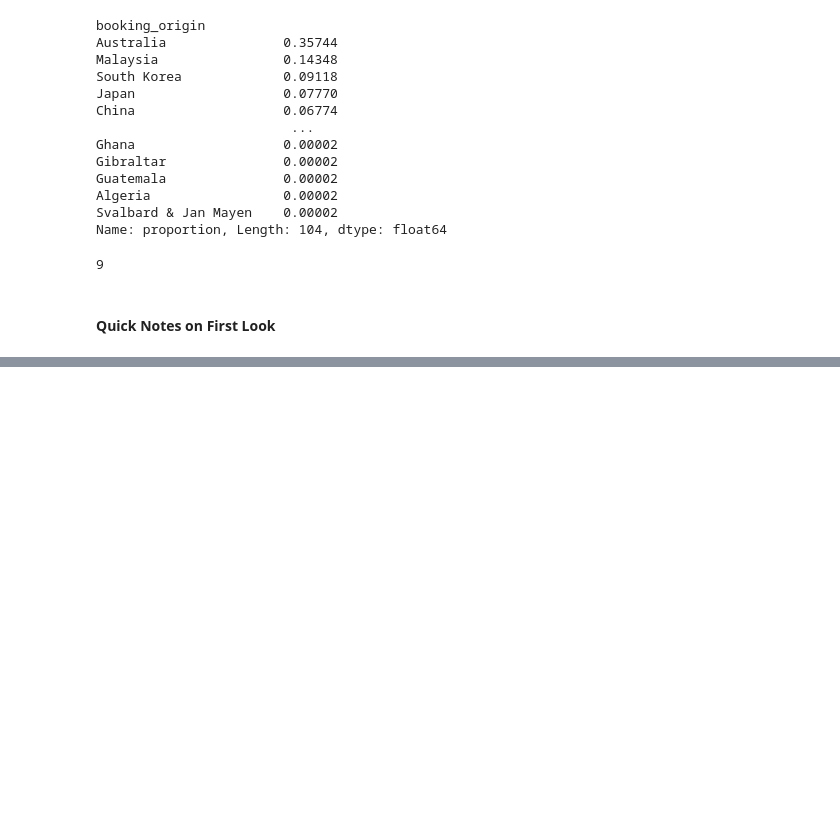
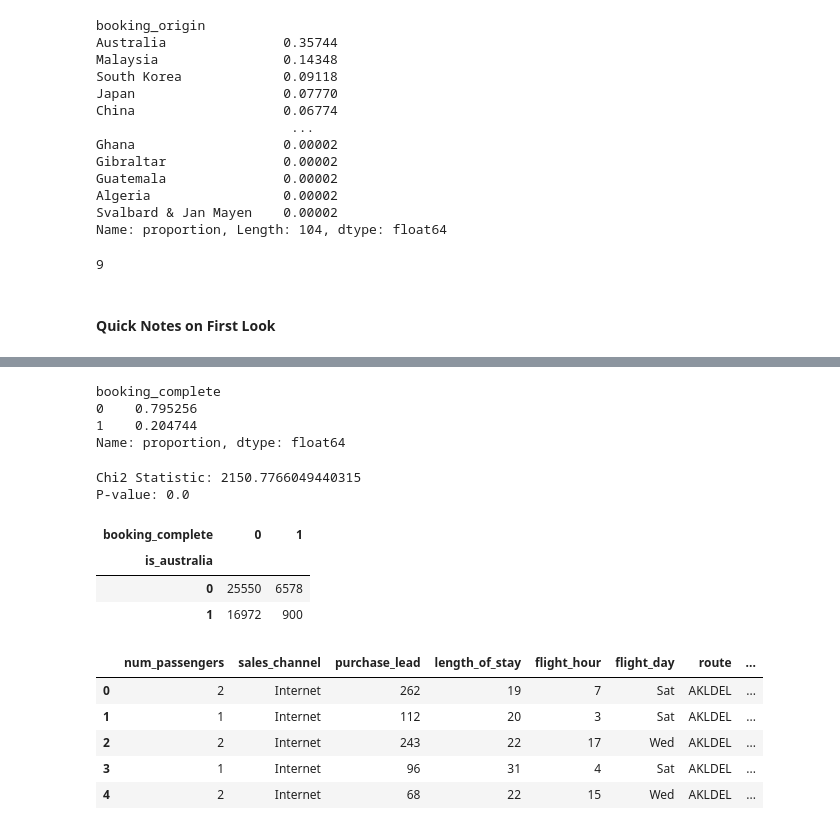
Before and after one commit to ryslipe/british_airways_booking_predictor, a Jupyter notebook: notebooks/01_load_and_validate_raw_data.ipynb, the cells around one changed output, grey strips where cells are left out. Cells and saved outputs as stored; diff of their text form; code cells hidden in the pictures; blank space fills up the shorter version.

```diff
--- a/notebooks/01_load_and_validate_raw_data.ipynb
+++ b/notebooks/01_load_and_validate_raw_data.ipynb
@@ -82,0 +204,40 @@ len(df['num_passengers'].unique())
+# %%
+not_australia['booking_complete'].value_counts(normalize=True)
+# %% [output]
+booking_complete
+0    0.795256
+1    0.204744
+Name: proportion, dtype: float64
+# %%
+import scipy.stats as stats
+
+# Add a binary category for Australia
+df['is_australia'] = (df['booking_origin'] == 'Australia').astype(int)
+
+# Create a contingency table
+contingency_table = pd.crosstab(df['is_australia'], df['booking_complete'])
+
+# Perform chi-square test
+chi2, p, dof, expected = stats.chi2_contingency(contingency_table)
+
+print(f"Chi2 Statistic: {chi2}")
+print(f"P-value: {p}")
+# %% [output]
+Chi2 Statistic: 2150.7766049440315
+P-value: 0.0
+# %%
+contingency_table
+# %% [output]
+| booking_complete | 0 | 1 |
+| is_australia |  |  |
+| 0 | 25550 | 6578 |
+| 1 | 16972 | 900 |
+# %%
+df.head()
+# %% [output]
+|  | num_passengers | sales_channel | purchase_lead | length_of_stay | flight_hour | flight_day | route | ... |
+| 0 | 2 | Internet | 262 | 19 | 7 | Sat | AKLDEL | ... |
+| 1 | 1 | Internet | 112 | 20 | 3 | Sat | AKLDEL | ... |
+| 2 | 2 | Internet | 243 | 22 | 17 | Wed | AKLDEL | ... |
+| 3 | 1 | Internet | 96 | 31 | 4 | Sat | AKLDEL | ... |
+| 4 | 2 | Internet | 68 | 22 | 15 | Wed | AKLDEL | ... |
```
Also changed, not shown: parts of 18 cells of this notebook, 2 other files.
